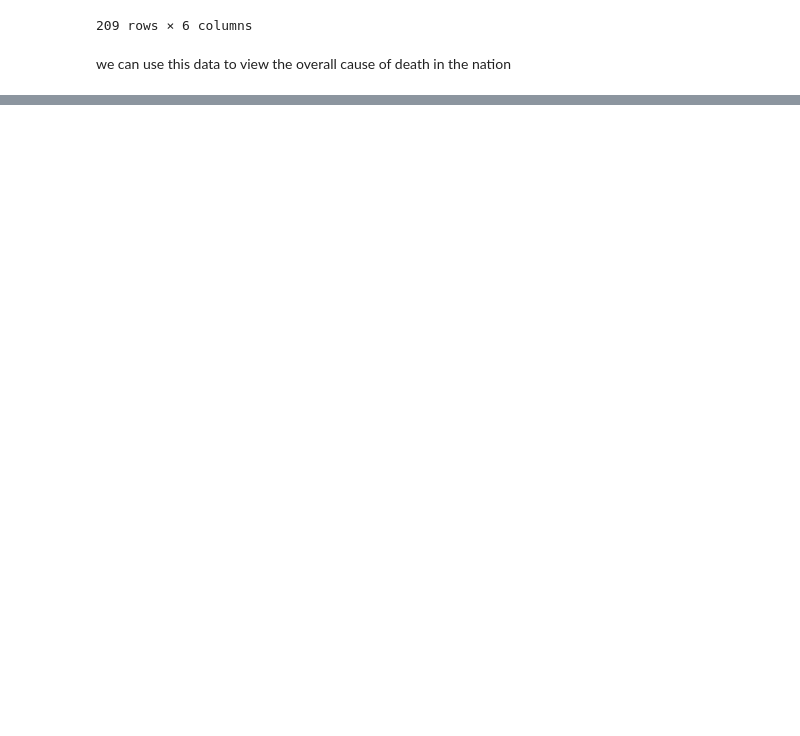
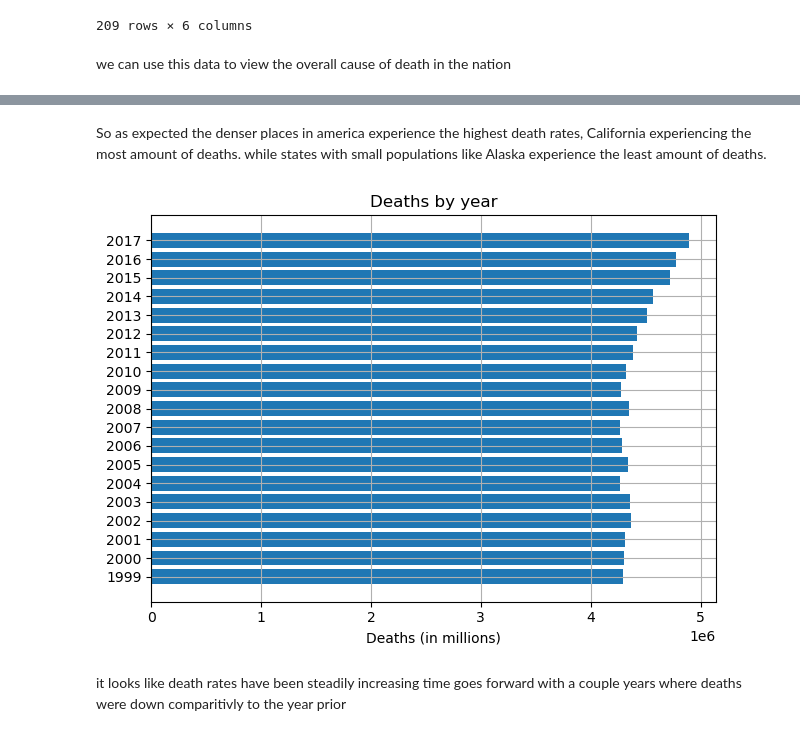
Before and after one commit to tcarr032/ML-dataset-projects, a Jupyter notebook: leading cause of death dataset/death_ml.ipynb, the cells around one changed output, grey strips where cells are left out. Cells and saved outputs as stored; diff of their text form; code cells hidden in the pictures; blank space fills up the shorter version.

```diff
--- a/leading cause of death dataset/death_ml.ipynb
+++ b/leading cause of death dataset/death_ml.ipynb
@@ -124,0 +142,15 @@ So we see that heart disease is the leading cause of death in America right befo
+# %% [markdown]
+So as expected the denser places in america experience the highest death rates, California experiencing the most amount of deaths. while states with small populations like Alaska experience the least amount of deaths.
+# %%
+Yearly_deaths = data.groupby('Year')['Deaths'].sum().reset_index(name='count')
+plt.barh(Yearly_deaths['Year'], Yearly_deaths['count'])
+plt.title('Deaths by year')
+plt.yticks(Yearly_deaths['Year'])
+plt.xlabel('Deaths (in millions)')
+plt.grid()
+save_fig('Deaths per year')
+plt.show()
+# %% [output]
+[figure, added]
+# %% [markdown]
+it looks like death rates have been steadily increasing time goes forward with a couple years where deaths were down comparitivly to the year prior
```
Also changed, not shown: parts of 5 cells of this notebook, 4 other files.
